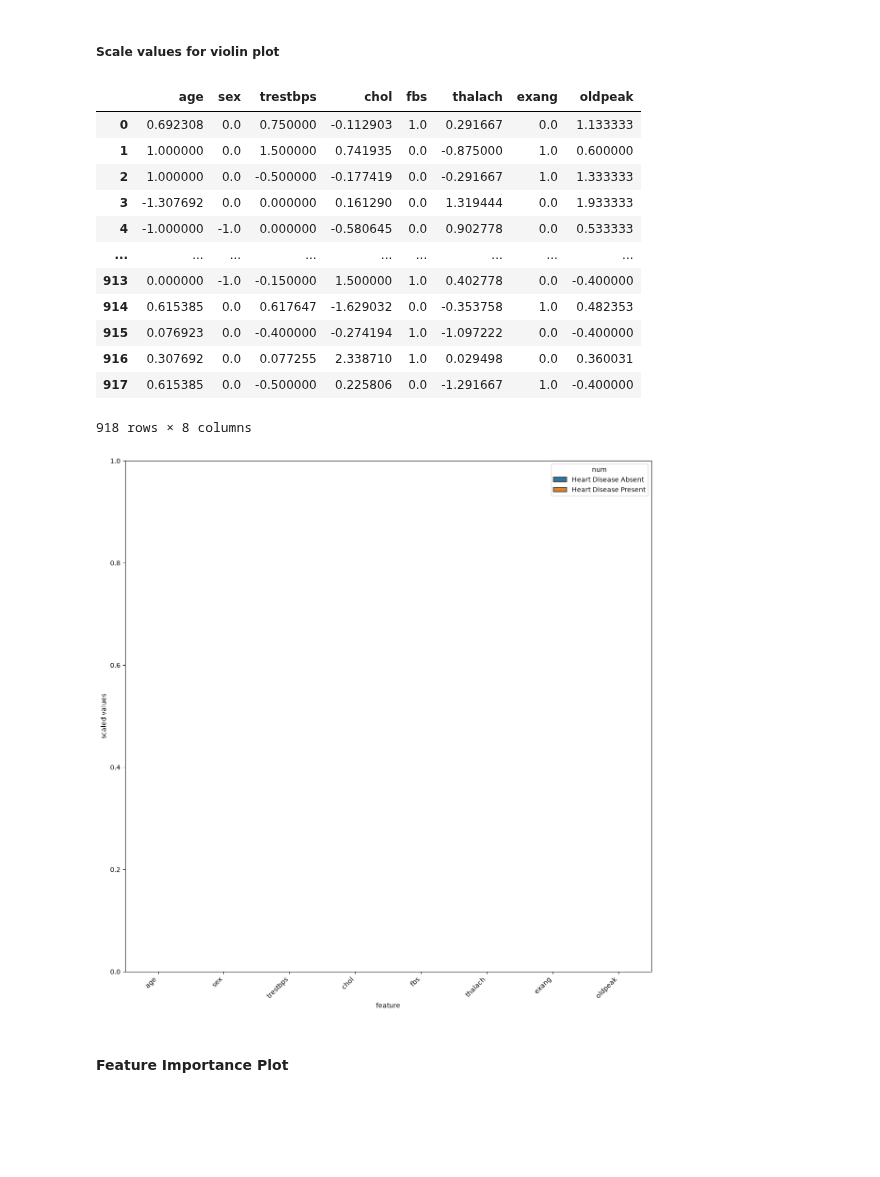
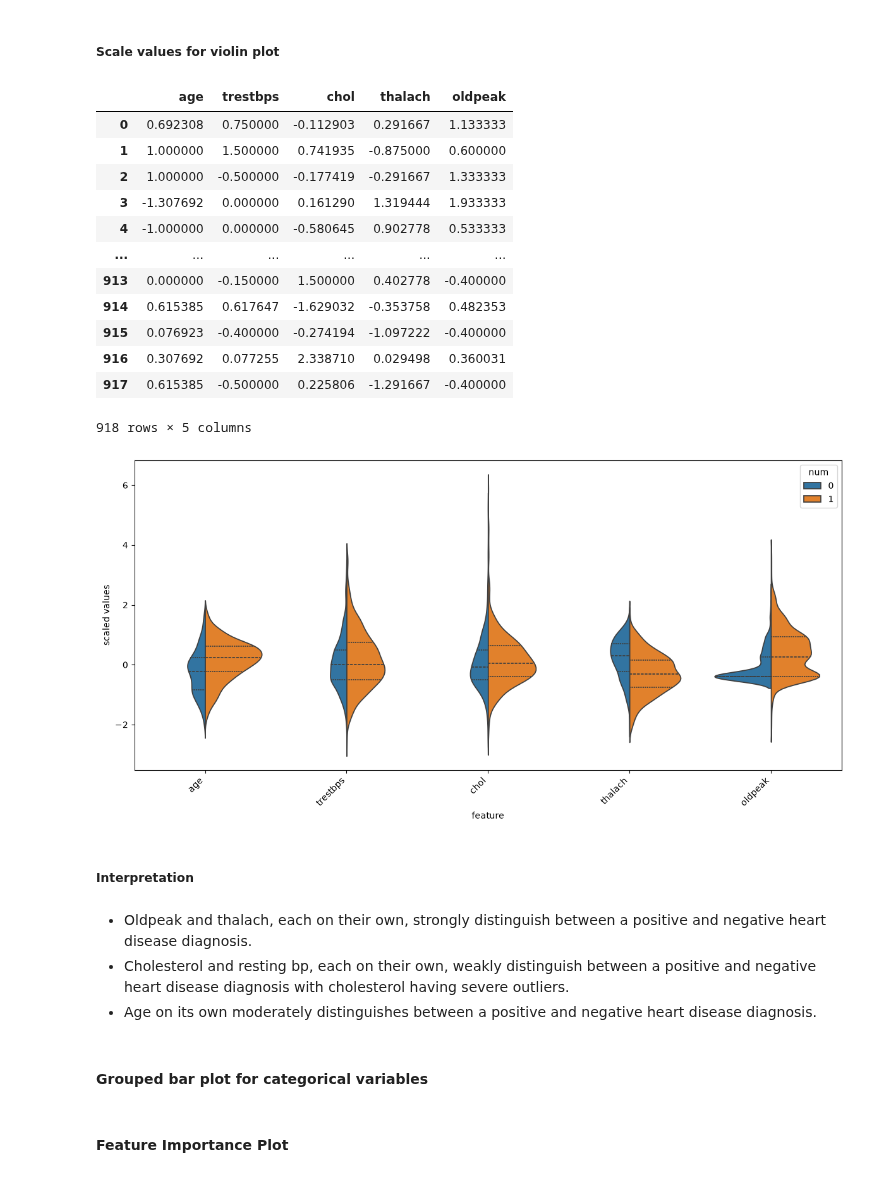
Before and after one commit to ThereseColeongco/hd-classifier, a Jupyter notebook: classifier.ipynb, the cells around one changed output. Drawn from its saved outputs; the diff is of its cells as text; code cells hidden in the pictures; blank space fills up the shorter version.

Commit message:
fixed violin plot

```diff
--- a/classifier.ipynb
+++ b/classifier.ipynb
@@ -590,40 +590,40 @@ Split by heart disease positive and negative.
 # %%
 cat_prefixes = ('restecg_', 'cp_')
 cols_to_drop = [col for col in df_eda.columns if col.startswith(cat_prefixes)]
-cols_to_drop.append('num')
+cols_to_drop.extend(['num', 'sex', 'exang', 'fbs'])
 df_cont = df_eda.drop(columns=cols_to_drop)
 scaled_cont_data = pd.DataFrame(robust_scaler.fit_transform(df_cont), columns=df_cont.columns)
 scaled_cont_data
 # %% [output]
-|  | age | sex | trestbps | chol | fbs | thalach | exang | oldpeak |
-| 0 | 0.692308 | 0.0 | 0.750000 | -0.112903 | 1.0 | 0.291667 | 0.0 | 1.133333 |
-| 1 | 1.000000 | 0.0 | 1.500000 | 0.741935 | 0.0 | -0.875000 | 1.0 | 0.600000 |
-| 2 | 1.000000 | 0.0 | -0.500000 | -0.177419 | 0.0 | -0.291667 | 1.0 | 1.333333 |
-| 3 | -1.307692 | 0.0 | 0.000000 | 0.161290 | 0.0 | 1.319444 | 0.0 | 1.933333 |
-| 4 | -1.000000 | -1.0 | 0.000000 | -0.580645 | 0.0 | 0.902778 | 0.0 | 0.533333 |
-| ... | ... | ... | ... | ... | ... | ... | ... | ... |
-| 913 | 0.000000 | -1.0 | -0.150000 | 1.500000 | 1.0 | 0.402778 | 0.0 | -0.400000 |
-| 914 | 0.615385 | 0.0 | 0.617647 | -1.629032 | 0.0 | -0.353758 | 1.0 | 0.482353 |
-| 915 | 0.076923 | 0.0 | -0.400000 | -0.274194 | 1.0 | -1.097222 | 0.0 | -0.400000 |
-| 916 | 0.307692 | 0.0 | 0.077255 | 2.338710 | 1.0 | 0.029498 | 0.0 | 0.360031 |
-| 917 | 0.615385 | 0.0 | -0.500000 | 0.225806 | 0.0 | -1.291667 | 1.0 | -0.400000 |
+|  | age | trestbps | chol | thalach | oldpeak |
+| 0 | 0.692308 | 0.750000 | -0.112903 | 0.291667 | 1.133333 |
+| 1 | 1.000000 | 1.500000 | 0.741935 | -0.875000 | 0.600000 |
+| 2 | 1.000000 | -0.500000 | -0.177419 | -0.291667 | 1.333333 |
+| 3 | -1.307692 | 0.000000 | 0.161290 | 1.319444 | 1.933333 |
+| 4 | -1.000000 | 0.000000 | -0.580645 | 0.902778 | 0.533333 |
+| ... | ... | ... | ... | ... | ... |
+| 913 | 0.000000 | -0.150000 | 1.500000 | 0.402778 | -0.400000 |
+| 914 | 0.615385 | 0.617647 | -1.629032 | -0.353758 | 0.482353 |
+| 915 | 0.076923 | -0.400000 | -0.274194 | -1.097222 | -0.400000 |
+| 916 | 0.307692 | 0.077255 | 2.338710 | 0.029498 | 0.360031 |
+| 917 | 0.615385 | -0.500000 | 0.225806 | -1.291667 | -0.400000 |
-918 rows × 8 columns
+918 rows × 5 columns
 # %%
-plt.figure(figsize=(12,12))
+plt.figure(figsize=(12,6))
 
 v_data = pd.concat([scaled_cont_data, df_eda['num']], axis=1)
 long_df_cont = v_data.melt(id_vars='num', var_name='feature', value_name='scaled values')
 
-v_plot = sns.violinplot(data=long_df_cont, x='feature', y='scaled values', hue='num', split=True, inner='quart', hue_order=['Heart Disease Absent', 'Heart Disease Present'])
-
+v_plot = sns.violinplot(data=long_df_cont, x='feature', y='scaled values', hue='num', split=True, inner='quart', hue_order=[0, 1])
+# 'Heart Disease Absent', 'Heart Disease Present'
 # make x axis labels diagonal for both plots
 plt.xticks(rotation=45, ha='right')
 
 ticks = v_plot.get_xticks()
 v_plot.set_xticks(ticks)
 v_plot.set_xticklabels(v_plot.get_xticklabels(), rotation=45, ha='right')
 
 plt.tight_layout()
 plt.show()
 # %% [output]
-[figure, old version]
+[figure, new version]
@@ -634,3 +630,11 @@ df_no_sct  # has no slope, ca, thal
+# %% [markdown]
+##### Interpretation
+# %% [markdown]
+- Oldpeak and thalach, each on their own, strongly distinguish between a positive and negative heart disease diagnosis.
+- Cholesterol and resting bp, each on their own, weakly distinguish between a positive and negative heart disease diagnosis with cholesterol having severe outliers.
+- Age on its own moderately distinguishes between a positive and negative heart disease diagnosis.
+# %% [markdown]
+#### Grouped bar plot for categorical variables
 # %% [markdown]
 #### Feature Importance Plot
 # %% [markdown]
```
Also changed, not shown: parts of 1 cell of this notebook.
